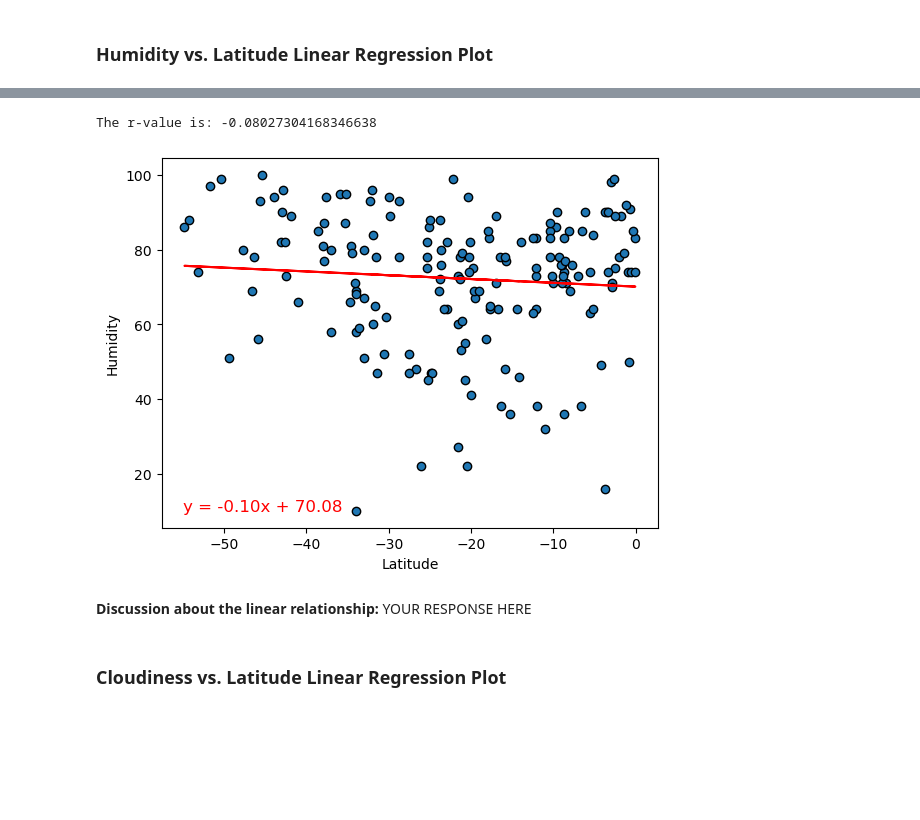
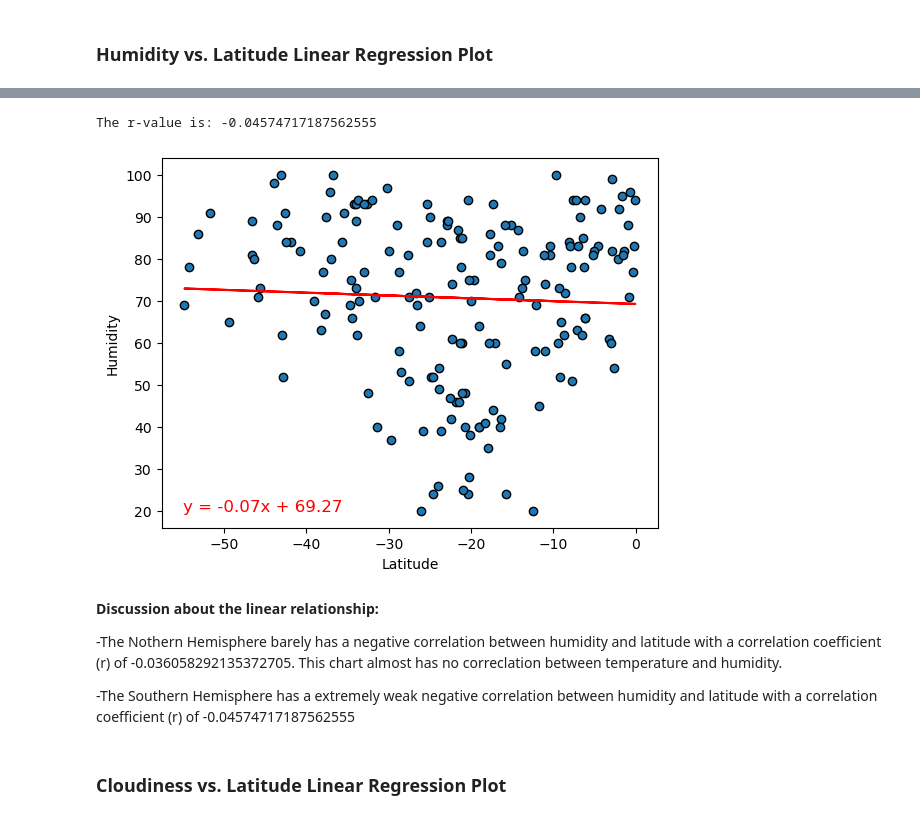
Before and after one commit to JLaydeJ/python-api-challenge, a Jupyter notebook: WeatherPy/WeatherPy.ipynb, the cells around one changed output, grey strips where cells are left out. Drawn from its saved outputs; the diff is of its cells as text; code cells hidden in the pictures; blank space fills up the shorter version.

```diff
--- a/WeatherPy/WeatherPy.ipynb
+++ b/WeatherPy/WeatherPy.ipynb
@@ -341,11 +345,15 @@ The r-value is: 0.0023086963217624074
 # %%
 # Southern Hemisphere
-linear_regress(southern_hemi_df["Lat"], southern_hemi_df["Humidity"],(-55,10))
+linear_regress(southern_hemi_df["Lat"], southern_hemi_df["Humidity"],(-55,20))
 # %% [output]
-The r-value is: -0.08027304168346638
+The r-value is: -0.04574717187562555
-[figure, old version]
+[figure, new version]
-# %% [markdown]
-**Discussion about the linear relationship:** YOUR RESPONSE HERE
+# %% [markdown]
+**Discussion about the linear relationship:**
+
+-The Nothern Hemisphere barely has a negative correlation between humidity and latitude with a correlation coefficient (r) of -0.036058292135372705. This chart almost has no correclation between temperature and humidity.
+
+-The Southern Hemisphere has a extremely weak negative correlation between humidity and latitude with a correlation coefficient (r) of -0.04574717187562555
 # %% [markdown]
 ### Cloudiness vs. Latitude Linear Regression Plot
 # %%
```
Also changed, not shown: parts of 23 cells of this notebook, 6 other files.
